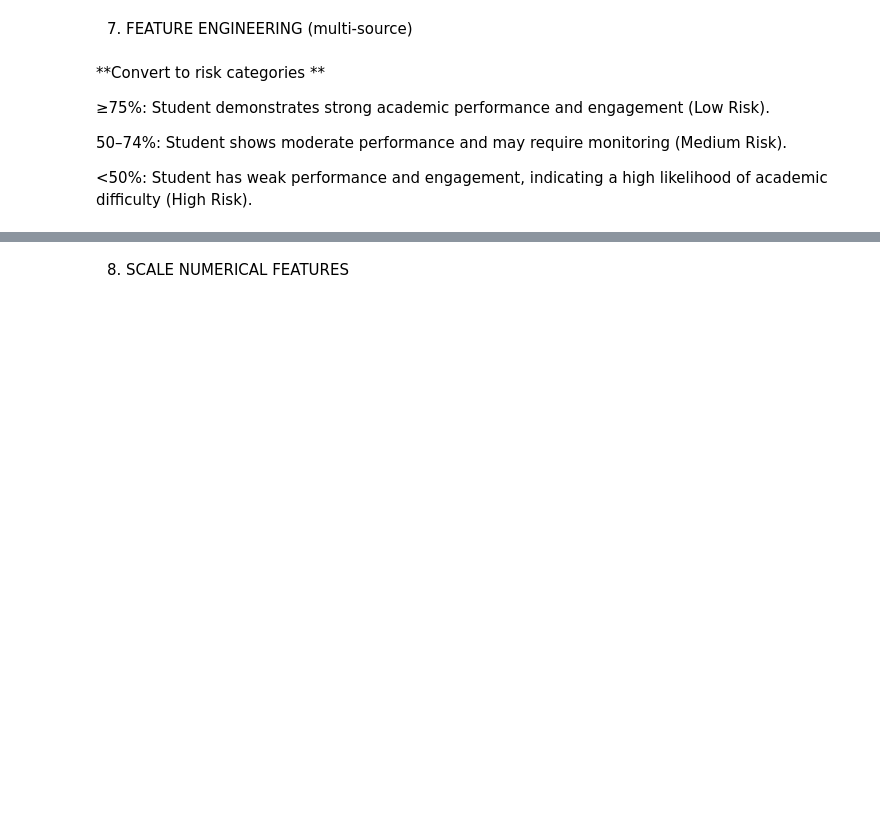
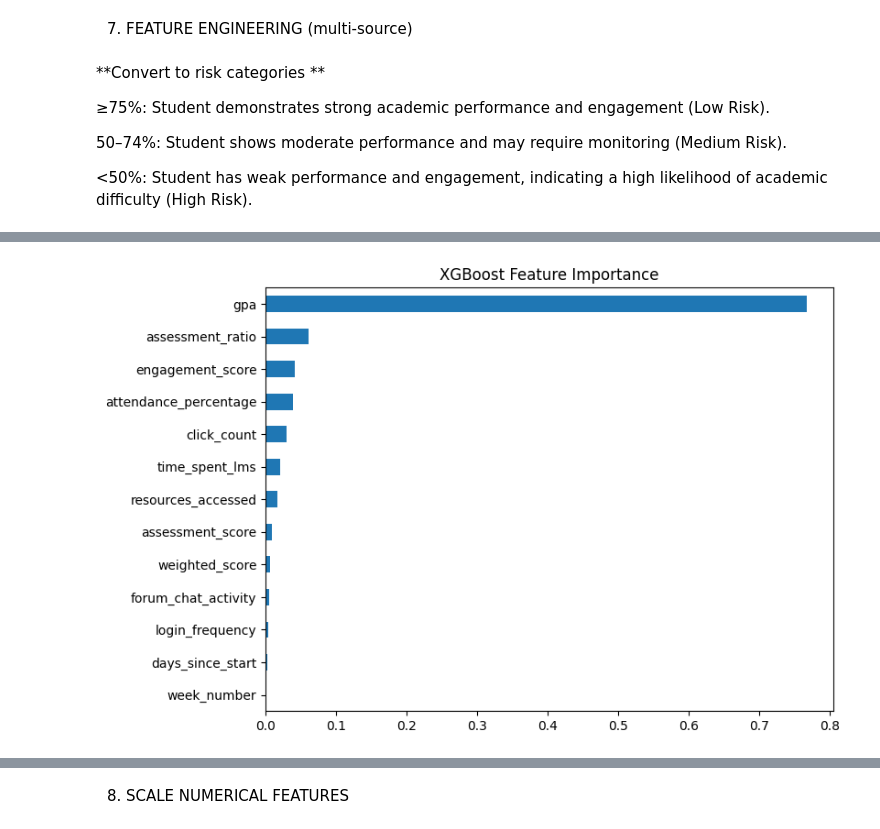
Before and after one commit to KSaubhagya/Prediction-Module, a Jupyter notebook: Risk_Prediction.ipynb, the cells around one changed output, grey strips where cells are left out. Saved outputs shown, nothing was run; the diff lists cells and outputs as text; code cells hidden in the pictures; blank space fills up the shorter version.

```diff
--- a/Risk_Prediction.ipynb
+++ b/Risk_Prediction.ipynb
@@ -304,0 +404,15 @@ features = [
+# %%
+# XG Boost
+from xgboost import XGBClassifier
+
+xgb = XGBClassifier(
+    objective="multi:softmax",
+    num_class=3,
+    random_state=42,
+    eval_metric="mlogloss"
+)
+
+xgb.fit(X_train, y_train)
+pred_xgb = xgb.predict(X_test)
+print("Accuracy:", accuracy_score(y_test, pred_xgb))
+print(classification_report(y_test, pred_xgb))
@@ -304,0 +430,11 @@ features = [
+# %%
+# feature importance of XG Boost
+importance = pd.Series(
+    xgb.feature_importances_,
+    index=features
+).sort_values()
+importance.plot(kind="barh", figsize=(8,6))
+plt.title("XGBoost Feature Importance")
+plt.show()
+# %% [output]
+[figure, added]
```
Also changed, not shown: parts of 9 cells of this notebook.
